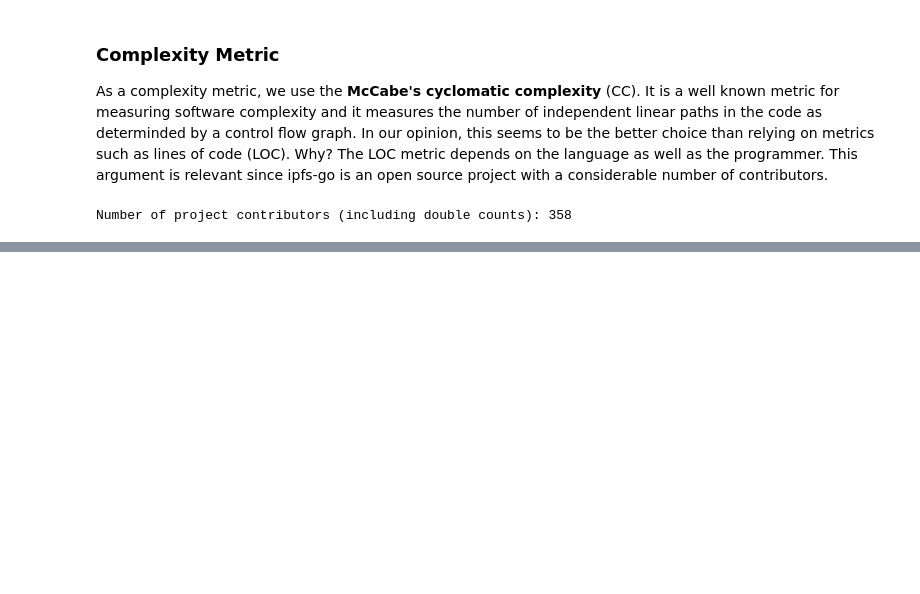
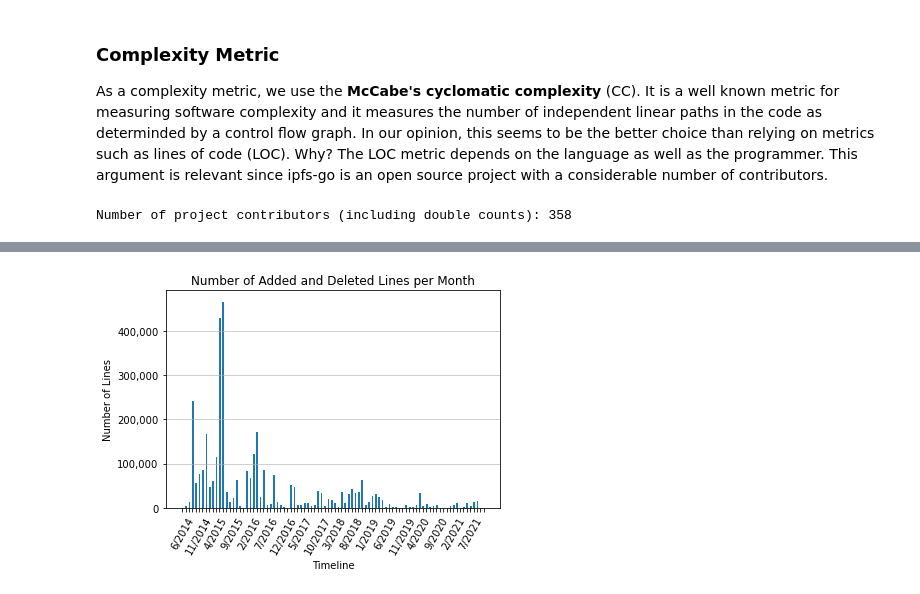
Before and after one commit to miksut/repo_mining, a Jupyter notebook: ipfs_repo_mining.ipynb, the cells around one changed output, grey strips where cells are left out. Cells and saved outputs as stored; diff of their text form; code cells hidden in the pictures; blank space fills up the shorter version.

```diff
--- a/ipfs_repo_mining.ipynb
+++ b/ipfs_repo_mining.ipynb
@@ -149,0 +169,12 @@ Number of project contributors (including double counts): 358
+# %%
+"""
+modifiedLines = defaultdict(list)
+
+for commit in tqdm(repo.traverse_commits()):
+    modifiedLines[str(commit.committer_date.month) + "/" + str(commit.committer_date.year)].append(commit.lines)
+
+serialize('data/', 'modifiedLinesTimeline', modifiedLines)
+"""
+
+modifiedLinesTimeline = deserialize('data/', 'modifiedLinesTimeline')
+modifiedLinesTimeline = {key : sum(modifiedLinesTimeline[key]) for key in modifiedLinesTimeline}
@@ -149,0 +208,18 @@ Number of project contributors (including double counts): 358
+# %%
+fig, ax = plt.subplots()
+
+ax.bar([key for key in modifiedLinesTimeline], [modifiedLinesTimeline[key] for key in modifiedLinesTimeline], edgecolor='white')
+ax.grid(axis='y', alpha=0.75)
+
+for i, t in enumerate(ax.get_xticklabels()):
+    if (i % 5) != 0:
+        t.set_visible(False)
+
+tick = ticker.StrMethodFormatter('{x:,.0f}')
+ax.yaxis.set_major_formatter(tick)
+
+ax.set(xlabel='Timeline', ylabel='Number of Lines', title='Number of Added and Deleted Lines per Month')
+plt.xticks(rotation=60)
+plt.show()
+# %% [output]
+[figure, added]
```
Also changed, not shown: parts of 12 cells of this notebook, 3 other files.
